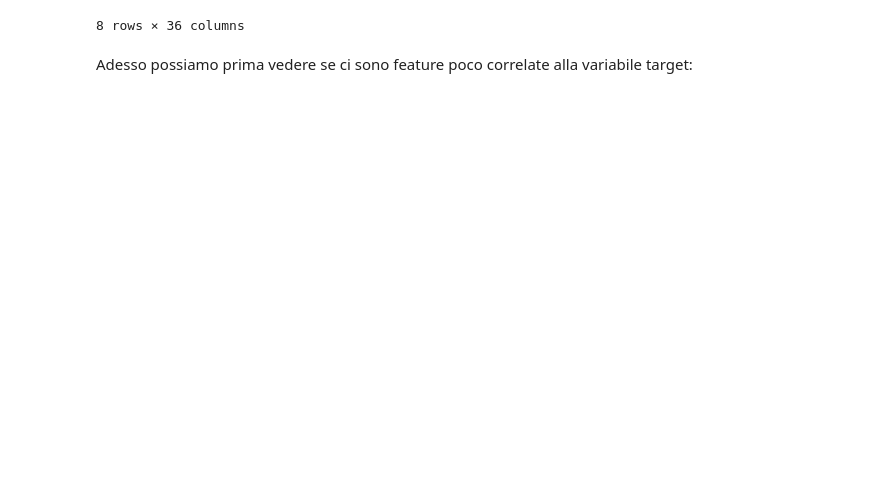
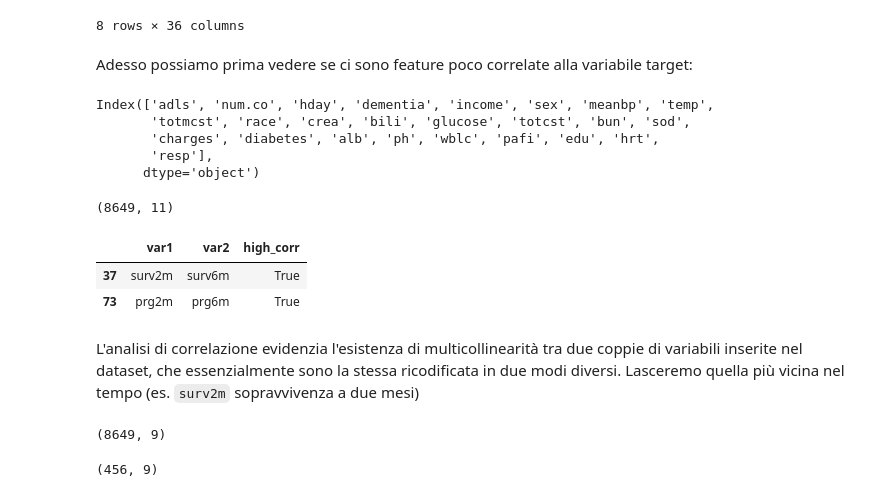
Before and after one commit to alberto-rampulla/big-data-course, a Jupyter notebook: 03_Clustering/Clustering.ipynb, the cells around one changed output. Cells and saved outputs as stored; diff of their text form; code cells hidden in the pictures; blank space fills up the shorter version.

Commit message:
feat: aggiunta analisi di correlazione

```diff
--- a/03_Clustering/Clustering.ipynb
+++ b/03_Clustering/Clustering.ipynb
@@ -242,3 +242,48 @@ X_te_s.describe()
 8 rows × 36 columns
 # %% [markdown]
 Adesso possiamo prima vedere se ci sono feature poco correlate alla variabile target:
+# %%
+soglia = 0.1
+
+ft_to_remove = (
+    X_tr_s
+    .corrwith(y_tr)
+    .abs()
+    .sort_values(ascending = False)
+    .loc[lambda x : x < soglia]
+    .index
+)
+
+ft_to_remove
+# %% [output]
+Index(['adls', 'num.co', 'hday', 'dementia', 'income', 'sex', 'meanbp', 'temp',
+       'totmcst', 'race', 'crea', 'bili', 'glucose', 'totcst', 'bun', 'sod',
+       'charges', 'diabetes', 'alb', 'ph', 'wblc', 'pafi', 'edu', 'hrt',
+       'resp'],
+      dtype='object')
+# %%
+X_tr_flt = X_tr_s.drop(columns = ft_to_remove)
+X_tr_flt.shape
+# %% [output]
+(8649, 11)
+# %%
+soglia_mct = 0.8
+
+coppie = (
+    X_tr_flt
+    .corr()
+    .abs()
+    .map(lambda x : x > soglia_mct)
+    .unstack()
+    .reset_index()
+)
+
+coppie.columns = ['var1', 'var2', 'high_corr']
+coppie = coppie[coppie['high_corr'] & (coppie['var1'] < coppie['var2'])]
+coppie
+# %% [output]
+|  | var1 | var2 | high_corr |
+| 37 | surv2m | surv6m | True |
+| 73 | prg2m | prg6m | True |
+# %% [markdown]
+L'analisi di correlazione evidenzia l'esistenza di multicollinearità tra due coppie di variabili inserite nel dataset, che essenzialmente sono la stessa ricodificata in due modi diversi. Lasceremo quella più vicina nel tempo (es. `surv2m` sopravvivenza a due mesi)
@@ -244,0 +296,8 @@ Adesso possiamo prima vedere se ci sono feature poco correlate alla variabile ta
+# %%
+X_tr_flt.shape
+# %% [output]
+(8649, 9)
+# %%
+X_te_flt.shape
+# %% [output]
+(456, 9)
```
Also changed, not shown: parts of 2 cells of this notebook.
